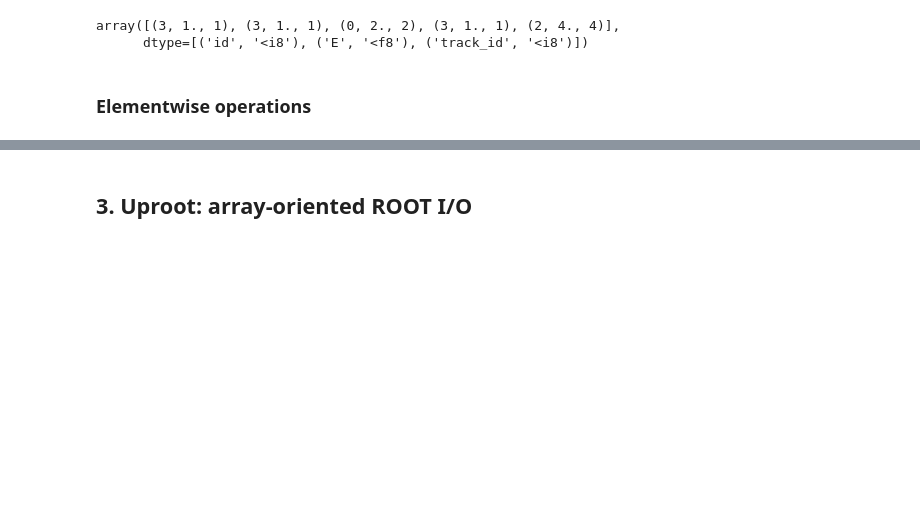
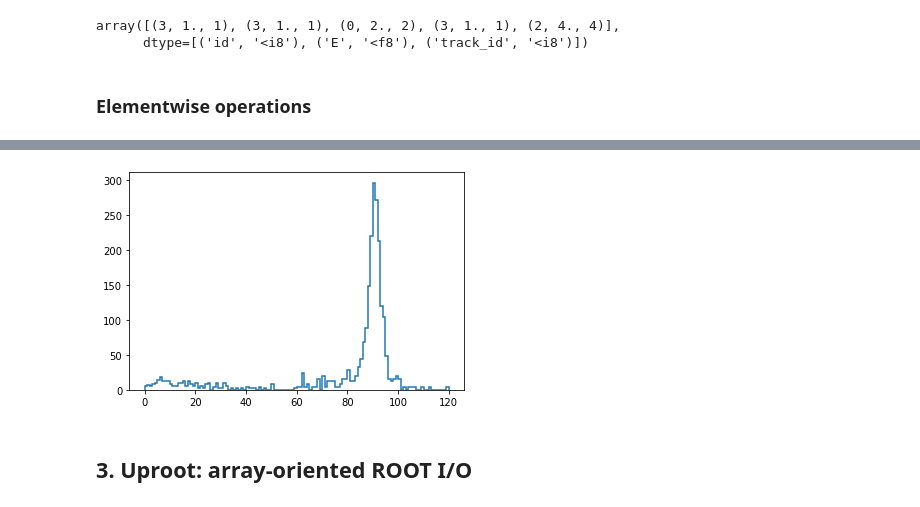
Before and after one commit to jpivarski-talks/2021-09-13-star-uproot-awkward-tutorial, a Jupyter notebook: tutorial.ipynb, the cells around one changed output, grey strips where cells are left out. Cells and saved outputs as stored; diff of their text form; code cells hidden in the pictures; blank space fills up the shorter version.

```diff
--- a/tutorial.ipynb
+++ b/tutorial.ipynb
@@ -453,0 +534,13 @@ array([(3, 1., 1), (3, 1., 1), (0, 2., 2), (3, 1., 1), (2, 4., 4)],
+# %%
+def get_batch(i):
+    "Fetches a batch from a large dataset (1000 events in this example)."
+
+    zmumu = np.load("data/Zmumu.npz")
+    pt1 = zmumu["pt1"][i*1000 : (i+1)*1000]
+    eta1 = zmumu["eta1"][i*1000 : (i+1)*1000]
+    phi1 = zmumu["phi1"][i*1000 : (i+1)*1000]
+    pt2 = zmumu["pt2"][i*1000 : (i+1)*1000]
+    eta2 = zmumu["eta2"][i*1000 : (i+1)*1000]
+    phi2 = zmumu["phi2"][i*1000 : (i+1)*1000]
+
+    return pt1, eta1, phi1, pt2, eta2, phi2
@@ -453,0 +549,16 @@ array([(3, 1., 1), (3, 1., 1), (0, 2., 2), (3, 1., 1), (2, 4., 4)],
+# %%
+# accumulated histogram
+counts, edges = None, None
+
+for i in range(3):
+    pt1, eta1, phi1, pt2, eta2, phi2 = get_batch(i)
+
+    # exactly the same array formula
+    invariant_mass = np.sqrt(2*pt1*pt2*(np.cosh(eta1 - eta2) - np.cos(phi1 - phi2)))
+
+    batch_counts, batch_edges = np.histogram(invariant_mass, bins=120, range=(0, 120))
+
+    if counts is None:
+        counts, edges = batch_counts, batch_edges
+    else:
+        counts += batch_counts  # not the first time: add these counts to the previous counts
@@ -454,3 +587,7 @@ array([(3, 1., 1), (3, 1., 1), (0, 2., 2), (3, 1., 1), (2, 4., 4)],
+# %%
+mplhep.histplot(counts, edges);
+# %% [output]
+[figure, added]
 # %% [markdown]
 ## 3. Uproot: array-oriented ROOT I/O
 # %% [markdown]
```
Also changed, not shown: parts of 23 cells of this notebook, 1 other file.
